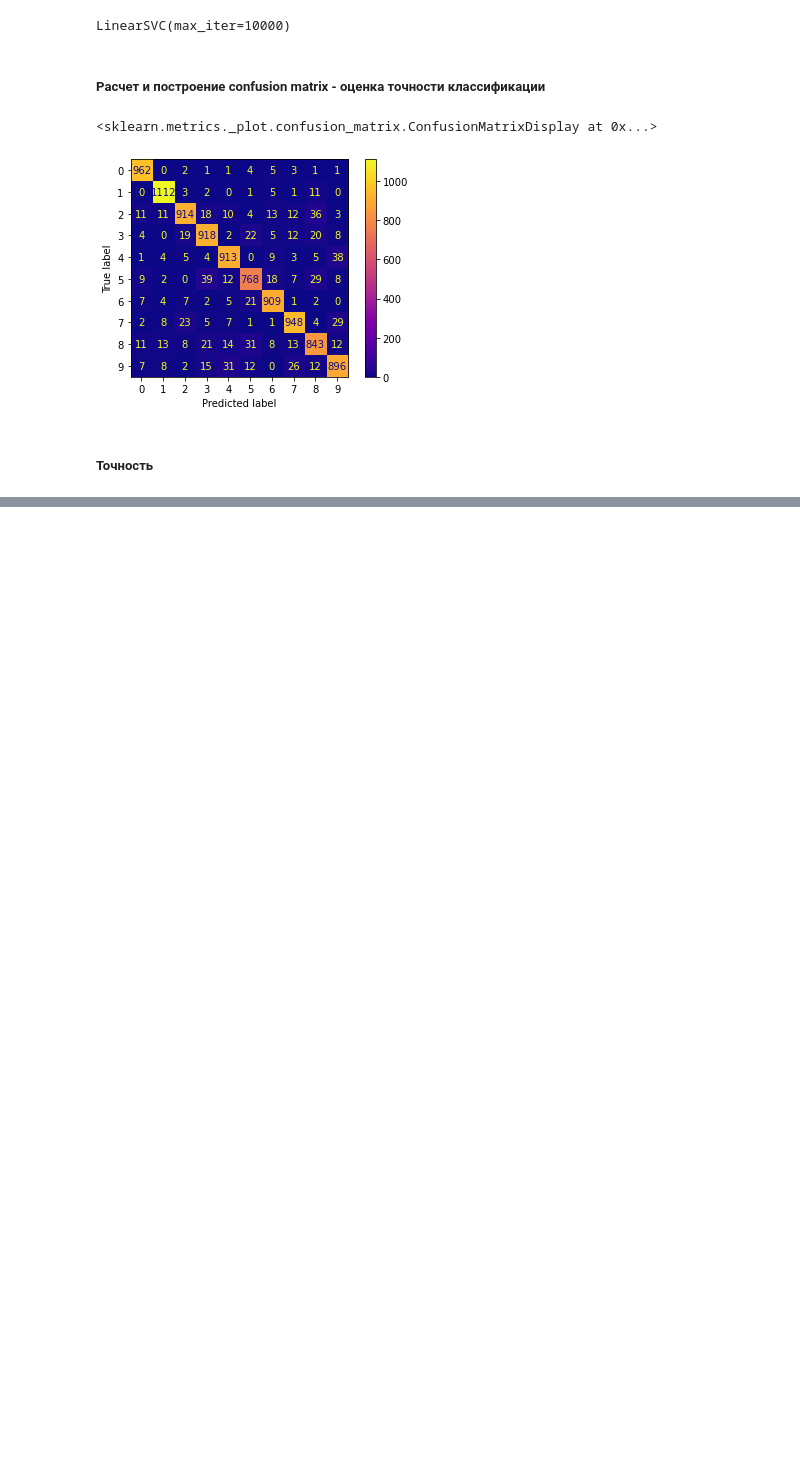
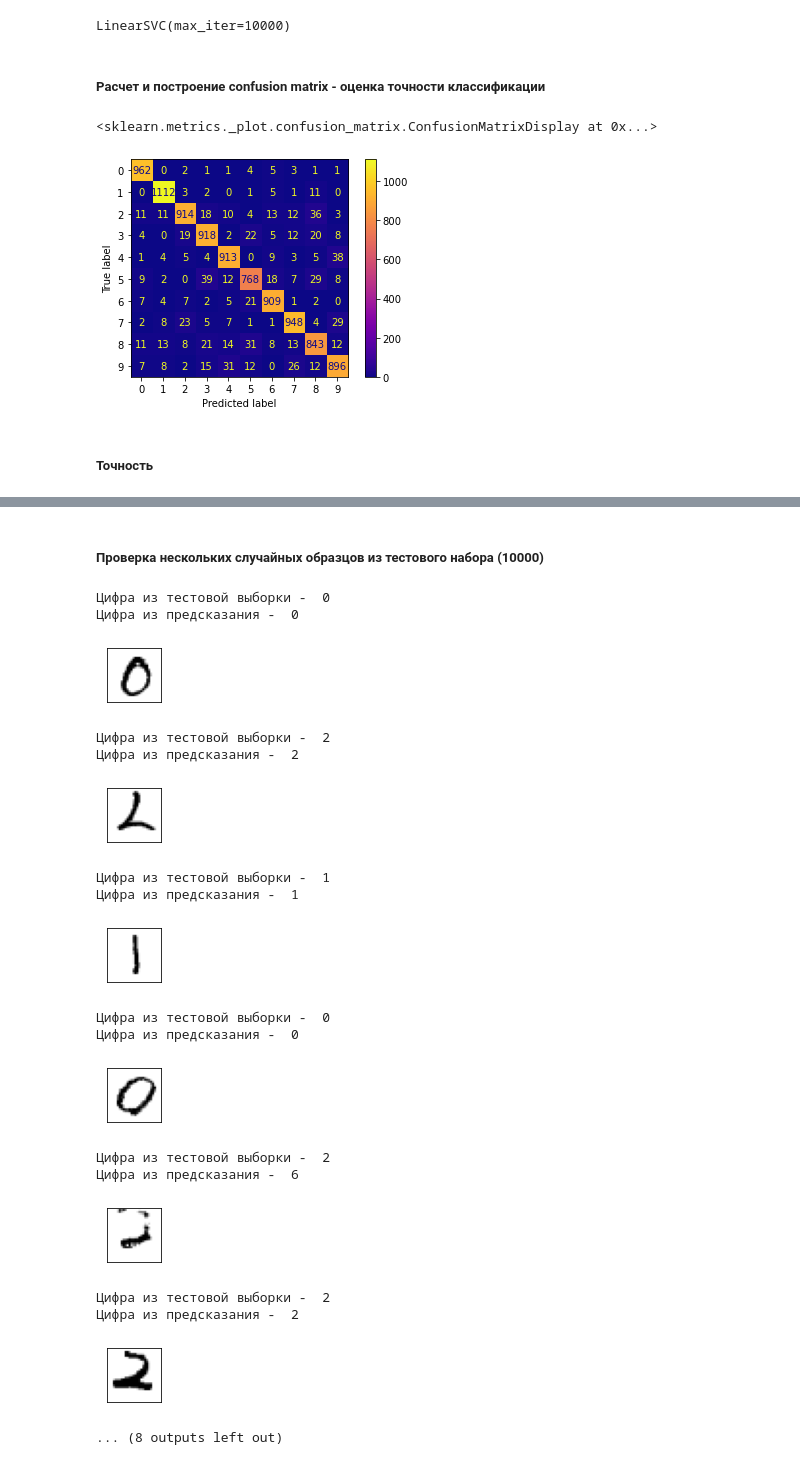
Before and after one commit to MariaMayy/PracticalML, a Jupyter notebook: Task2/Task2_SVM_MNIST.ipynb, the cells around one changed output, grey strips where cells are left out. Drawn from its saved outputs; the diff is of its cells as text; code cells hidden in the pictures; blank space fills up the shorter version.

Commit message:
Added checking and images
Checking multiple random samples from a test set

```diff
--- a/Task2/Task2_SVM_MNIST.ipynb
+++ b/Task2/Task2_SVM_MNIST.ipynb
@@ -12,6 +20,8 @@ from keras.datasets import mnist
 # загрузка MNIST
 # i_train - обучающая выборка, i_test - тестовая выборка, i = x || y
 (x_train, y_train), (x_test, y_test) = mnist.load_data()
+x_testPrint = x_test # сохранение непреобразованного тестового набора
+                     # для отображения изображений в конце Notebook при проверке случайных образцов
 # %% [markdown]
 Размер каждого изображения 28x28, в массиве для обучения 60000 элементов
 ##### Подготовка данных
@@ -62,0 +73,34 @@ model.score(x_test, y_test) # проверяем точность на трен
+# %% [markdown]
+##### Проверка нескольких случайных образцов из тестового набора (10000)
+# %%
+y_predict = model.predict(x_test)
+
+for k in range(10):
+    plt.figure(figsize = (1,1))
+    idx = np.random.randint(0, 9999)
+    print("Цифра из тестовой выборки - ", y_test[idx])
+    print("Цифра из предсказания - ", y_predict[idx])
+    plt.xticks([])
+    plt.yticks([])
+    plt.imshow(x_testPrint[idx], cmap = plt.cm.binary) # отображение изображения из тестовой выборки
+    plt.show()
+# %% [output]
+Цифра из тестовой выборки -  0
+Цифра из предсказания -  0
+[figure, added]
+Цифра из тестовой выборки -  2
+Цифра из предсказания -  2
+[figure, added]
+Цифра из тестовой выборки -  1
+Цифра из предсказания -  1
+[figure, added]
+Цифра из тестовой выборки -  0
+Цифра из предсказания -  0
+[figure, added]
+Цифра из тестовой выборки -  2
+Цифра из предсказания -  6
+[figure, added]
+Цифра из тестовой выборки -  2
+Цифра из предсказания -  2
+[figure, added]
+... (8 outputs left out)
```
Also changed, not shown: parts of 5 cells of this notebook.
